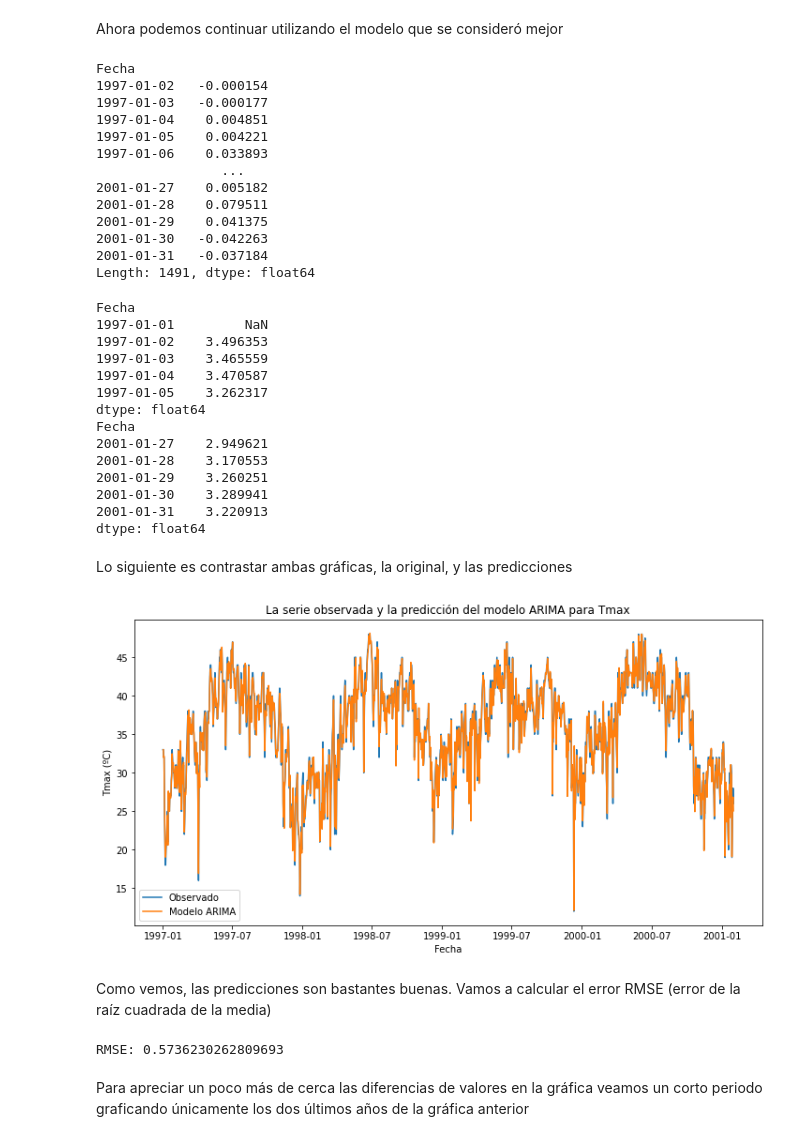
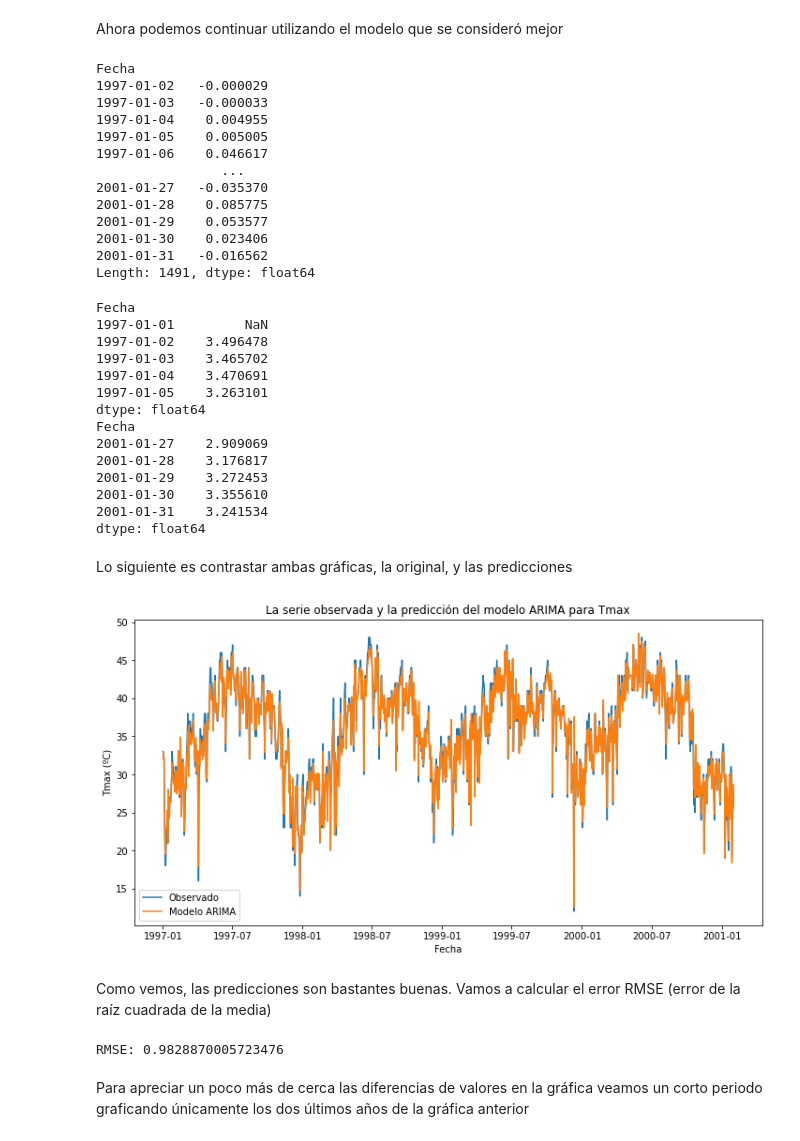
Before and after one commit to HumbertoMezaRuiz/Computacional1, a Jupyter notebook: Actividad6/Actividad6.ipynb, the cells around one changed output. Saved outputs shown, nothing was run; the diff lists cells and outputs as text; code cells hidden in the pictures.

```diff
--- a/Actividad6/Actividad6.ipynb
+++ b/Actividad6/Actividad6.ipynb
@@ -450,71 +450,71 @@ Podemos afirmar que ARIMA(2,1,0) es el mejor modelo de los 3 que exploramos.
 # %% [markdown]
 Ahora podemos continuar utilizando el modelo que se consideró mejor
 # %%
-# Definimos una serie de tiempo con las predicciones obtenidas por el método ARIMA(2,1,0)
-predicciones_AR_diff = pd.Series(results_AR.fittedvalues, copy=True)
-print(predicciones_AR_diff)
+# Definimos una serie de tiempo con las predicciones obtenidas por el método ARIMA(2,1,4)
+predicciones_ARIMA_diff = pd.Series(results_ARIMA.fittedvalues, copy=True)
+print(predicciones_ARIMA_diff)
 # %% [output]
 Fecha
-1997-01-02   -0.000154
-1997-01-03   -0.000177
-1997-01-04    0.004851
-1997-01-05    0.004221
-1997-01-06    0.033893
+1997-01-02   -0.000029
+1997-01-03   -0.000033
+1997-01-04    0.004955
+1997-01-05    0.005005
+1997-01-06    0.046617
                 ...
-2001-01-27    0.005182
-2001-01-28    0.079511
-2001-01-29    0.041375
-2001-01-30   -0.042263
-2001-01-31   -0.037184
+2001-01-27   -0.035370
+2001-01-28    0.085775
+2001-01-29    0.053577
+2001-01-30    0.023406
+2001-01-31   -0.016562
 Length: 1491, dtype: float64
 # %%
 # Le sumamos las predicciones de ARIMA a la serie observada (ts_test_log)
-predicciones_AR_ln = pd.Series(Periodo_prueba_ln, index = Periodo_prueba_ln.index)
-predicciones_AR_ln = predicciones_AR_ln.add(predicciones_AR_diff)
-print(predicciones_AR_ln.head())
-print(predicciones_AR_ln.tail())
+predicciones_ARIMA_ln = pd.Series(Periodo_prueba_ln, index = Periodo_prueba_ln.index)
+predicciones_ARIMA_ln = predicciones_ARIMA_ln.add(predicciones_ARIMA_diff)
+print(predicciones_ARIMA_ln.head())
+print(predicciones_ARIMA_ln.tail())
 # %% [output]
 Fecha
 1997-01-01         NaN
-1997-01-02    3.496353
-1997-01-03    3.465559
-1997-01-04    3.470587
-1997-01-05    3.262317
+1997-01-02    3.496478
+1997-01-03    3.465702
+1997-01-04    3.470691
+1997-01-05    3.263101
 dtype: float64
 Fecha
-2001-01-27    2.949621
-2001-01-28    3.170553
-2001-01-29    3.260251
-2001-01-30    3.289941
-2001-01-31    3.220913
+2001-01-27    2.909069
+2001-01-28    3.176817
+2001-01-29    3.272453
+2001-01-30    3.355610
+2001-01-31    3.241534
 dtype: float64
 # %% [markdown]
 Lo siguiente es contrastar ambas gráficas, la original, y las predicciones
 # %%
 # Regresamos a la escala de Temperatura original, para eliminar el logaritmo usamos @ e**log @
-predicciones_AR = np.e**(predicciones_AR_ln)
+predicciones_ARIMA = np.e**(predicciones_ARIMA_ln)
 # Graficamos la serie original y las predicciones con ARIMA
 
 # Tamaño de las gráficas
 plt.rcParams["figure.figsize"] = (12,6)
 
 plt.plot(Periodo_prueba, label='Observado');
-plt.plot(predicciones_AR, label='Modelo ARIMA');
+plt.plot(predicciones_ARIMA, label='Modelo ARIMA');
 plt.xlabel('Fecha')
 plt.ylabel('Tmax (ºC)')
 plt.title('La serie observada y la predicción del modelo ARIMA para Tmax')
 plt.legend(loc='best');
 # %% [output]
-[figure, old version]
+[figure, new version]
 # %% [markdown]
 Como vemos, las predicciones son bastantes buenas. Vamos a calcular el error RMSE (error de la raíz cuadrada de la media)
 # %%
 # Calculamos el RMSE (Root Mean Square Error - Error de la Raiz Cuadrada de la Media)
 
-RMSE = np.sqrt(np.mean((predicciones_AR - Periodo_prueba)**2))
+RMSE = np.sqrt(np.mean((predicciones_ARIMA - Periodo_prueba)**2))
 print('RMSE:', RMSE)
 # %% [output]
-RMSE: 0.5736230262809693
+RMSE: 0.9828870005723476
 # %% [markdown]
 Para apreciar un poco más de cerca las diferencias de valores en la gráfica veamos un corto periodo graficando únicamente los dos últimos años de la gráfica anterior
 # %%
```
Also changed, not shown: parts of 2 cells of this notebook.
